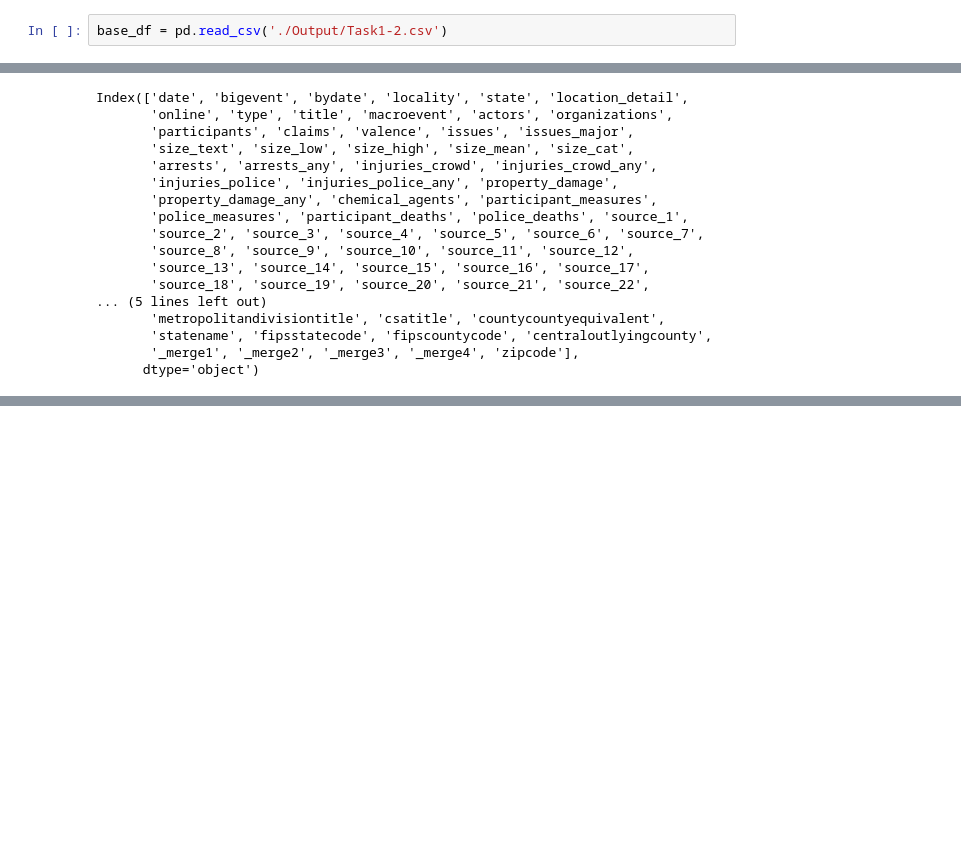
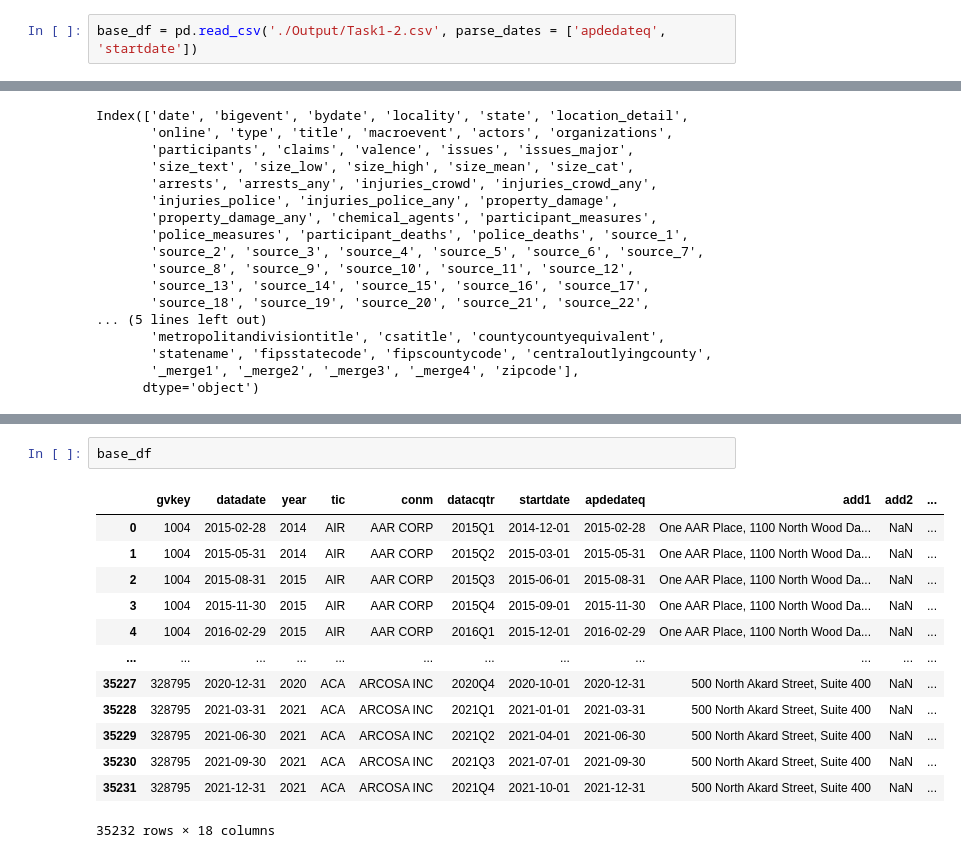
Before and after one commit to katieminjoo/Data_Engineering, a Jupyter notebook: Task3.ipynb, the cells around one changed output, grey strips where cells are left out. Saved outputs shown, nothing was run; the diff lists cells and outputs as text; blank space fills up the shorter version.

Commit message:
1009_Aggregating_task

```diff
--- a/Task3.ipynb
+++ b/Task3.ipynb
@@ -3,5 +8,5 @@ import pandas as pd
 # %%
-base_df = pd.read_csv('./Output/Task1-2.csv')
+base_df = pd.read_csv('./Output/Task1-2.csv', parse_dates = ['apdedateq', 'startdate'])
 # %%
 base_df.head()
 # %% [output]
@@ -109,0 +170,16 @@ Index(['date', 'bigevent', 'bydate', 'locality', 'state', 'location_detail',
+# %%
+base_df
+# %% [output]
+|  | gvkey | datadate | year | tic | conm | datacqtr | startdate | apdedateq | add1 | add2 | ... |
+| 0 | 1004 | 2015-02-28 | 2014 | AIR | AAR CORP | 2015Q1 | 2014-12-01 | 2015-02-28 | One AAR Place, 1100 North Wood Da... | NaN | ... |
+| 1 | 1004 | 2015-05-31 | 2014 | AIR | AAR CORP | 2015Q2 | 2015-03-01 | 2015-05-31 | One AAR Place, 1100 North Wood Da... | NaN | ... |
+| 2 | 1004 | 2015-08-31 | 2015 | AIR | AAR CORP | 2015Q3 | 2015-06-01 | 2015-08-31 | One AAR Place, 1100 North Wood Da... | NaN | ... |
+| 3 | 1004 | 2015-11-30 | 2015 | AIR | AAR CORP | 2015Q4 | 2015-09-01 | 2015-11-30 | One AAR Place, 1100 North Wood Da... | NaN | ... |
+| 4 | 1004 | 2016-02-29 | 2015 | AIR | AAR CORP | 2016Q1 | 2015-12-01 | 2016-02-29 | One AAR Place, 1100 North Wood Da... | NaN | ... |
+| ... | ... | ... | ... | ... | ... | ... | ... | ... | ... | ... | ... |
+| 35227 | 328795 | 2020-12-31 | 2020 | ACA | ARCOSA INC | 2020Q4 | 2020-10-01 | 2020-12-31 | 500 North Akard Street, Suite 400 | NaN | ... |
+| 35228 | 328795 | 2021-03-31 | 2021 | ACA | ARCOSA INC | 2021Q1 | 2021-01-01 | 2021-03-31 | 500 North Akard Street, Suite 400 | NaN | ... |
+| 35229 | 328795 | 2021-06-30 | 2021 | ACA | ARCOSA INC | 2021Q2 | 2021-04-01 | 2021-06-30 | 500 North Akard Street, Suite 400 | NaN | ... |
+| 35230 | 328795 | 2021-09-30 | 2021 | ACA | ARCOSA INC | 2021Q3 | 2021-07-01 | 2021-09-30 | 500 North Akard Street, Suite 400 | NaN | ... |
+| 35231 | 328795 | 2021-12-31 | 2021 | ACA | ARCOSA INC | 2021Q4 | 2021-10-01 | 2021-12-31 | 500 North Akard Street, Suite 400 | NaN | ... |
+35232 rows × 18 columns
```
Also changed, not shown: parts of 25 cells of this notebook.
